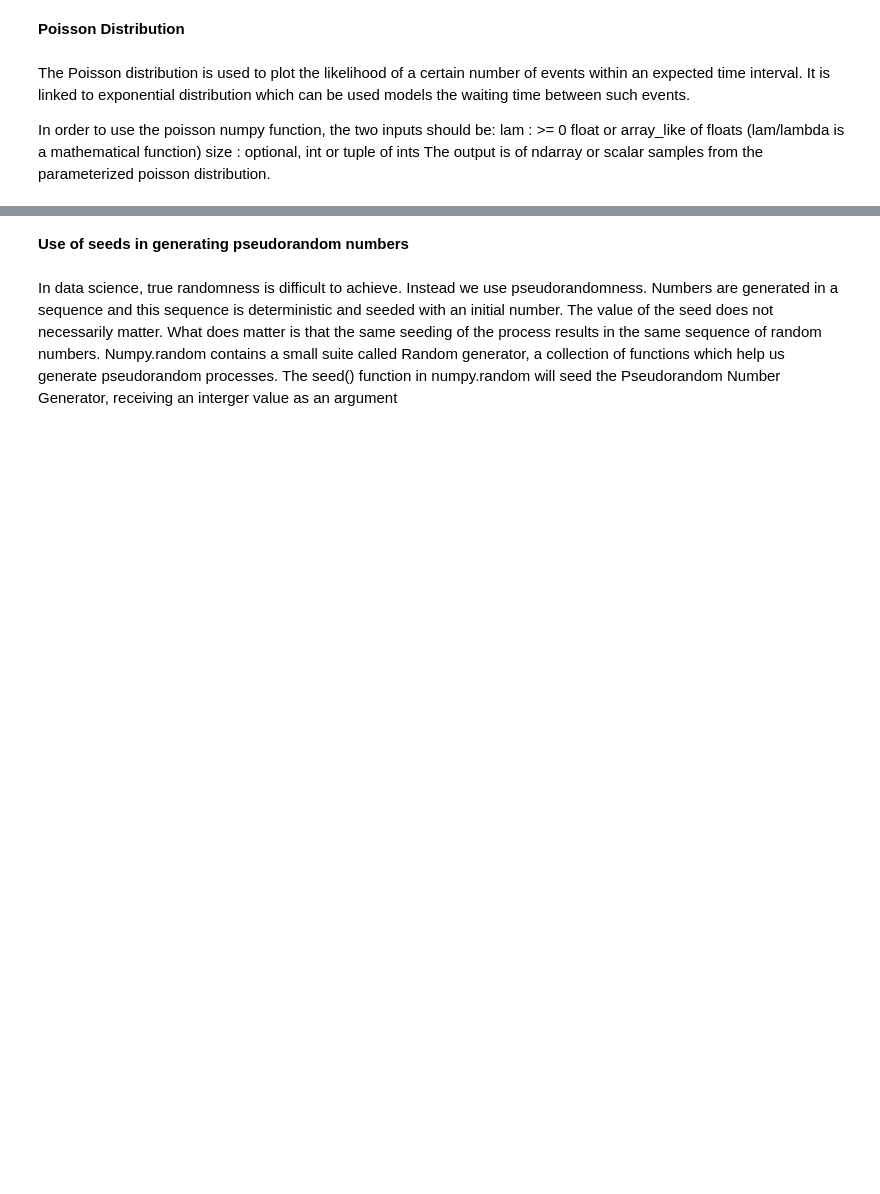
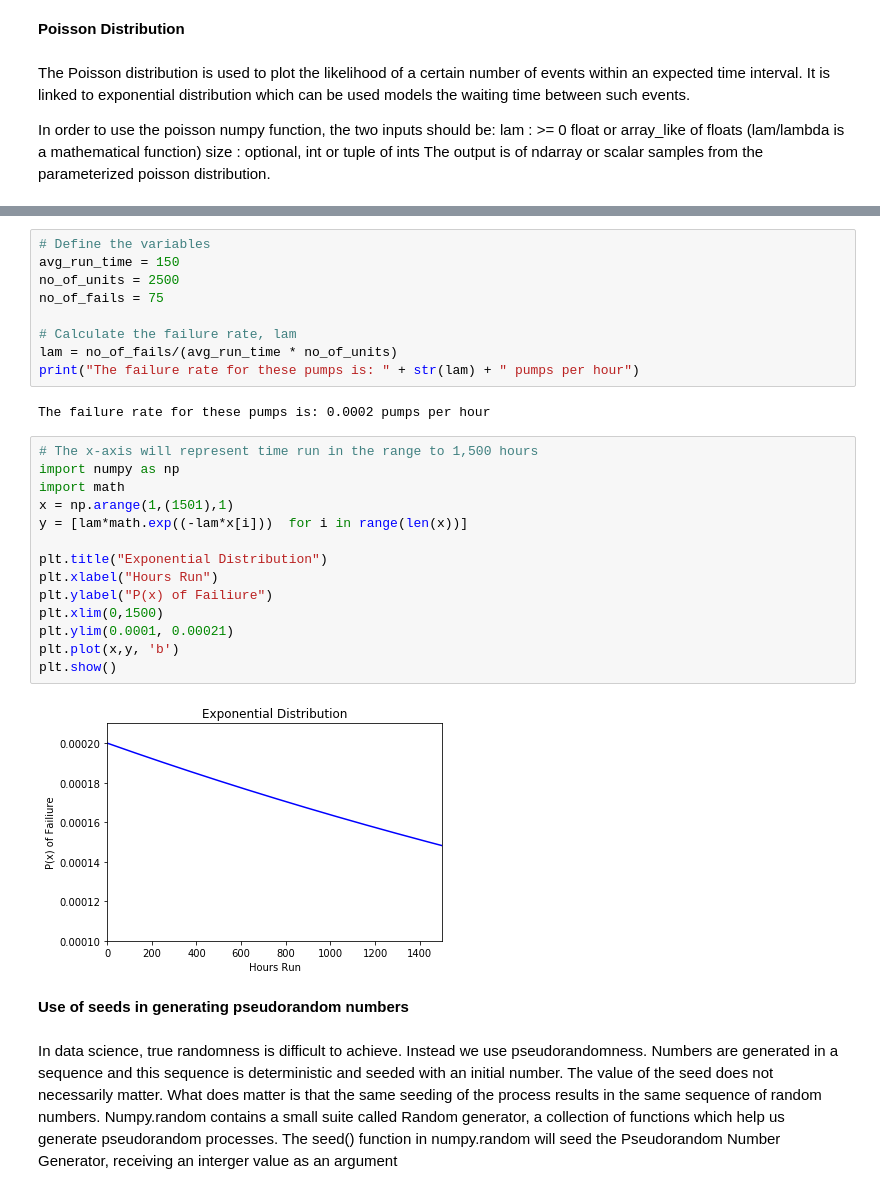
Before and after one commit to bensontjohn/Programming-for-Data-Analysis, a Jupyter notebook: Assignment.ipynb, the cells around one changed output, grey strips where cells are left out. Drawn from its saved outputs; the diff is of its cells as text; blank space fills up the shorter version.

Commit message:
Adding exponentional distribution and readme file

```diff
--- a/Assignment.ipynb
+++ b/Assignment.ipynb
@@ -194,3 +252,30 @@ plt.show
+# %%
+# Define the variables
+avg_run_time = 150
+no_of_units = 2500
+no_of_fails = 75
+
+# Calculate the failure rate, lam
+lam = no_of_fails/(avg_run_time * no_of_units)
+print("The failure rate for these pumps is: " + str(lam) + " pumps per hour")
+# %% [output]
+The failure rate for these pumps is: 0.0002 pumps per hour
+# %%
+# The x-axis will represent time run in the range to 1,500 hours
+import numpy as np
+import math
+x = np.arange(1,(1501),1)
+y = [lam*math.exp((-lam*x[i]))  for i in range(len(x))]
+
+plt.title("Exponential Distribution")
+plt.xlabel("Hours Run")
+plt.ylabel("P(x) of Failiure")
+plt.xlim(0,1500)
+plt.ylim(0.0001, 0.00021)
+plt.plot(x,y, 'b')
+plt.show()
+# %% [output]
+[figure, added]
 # %% [markdown]
 **Use of seeds in generating pseudorandom numbers**
 # %% [markdown]
```
Also changed, not shown: parts of 23 cells of this notebook, 1 other file.
